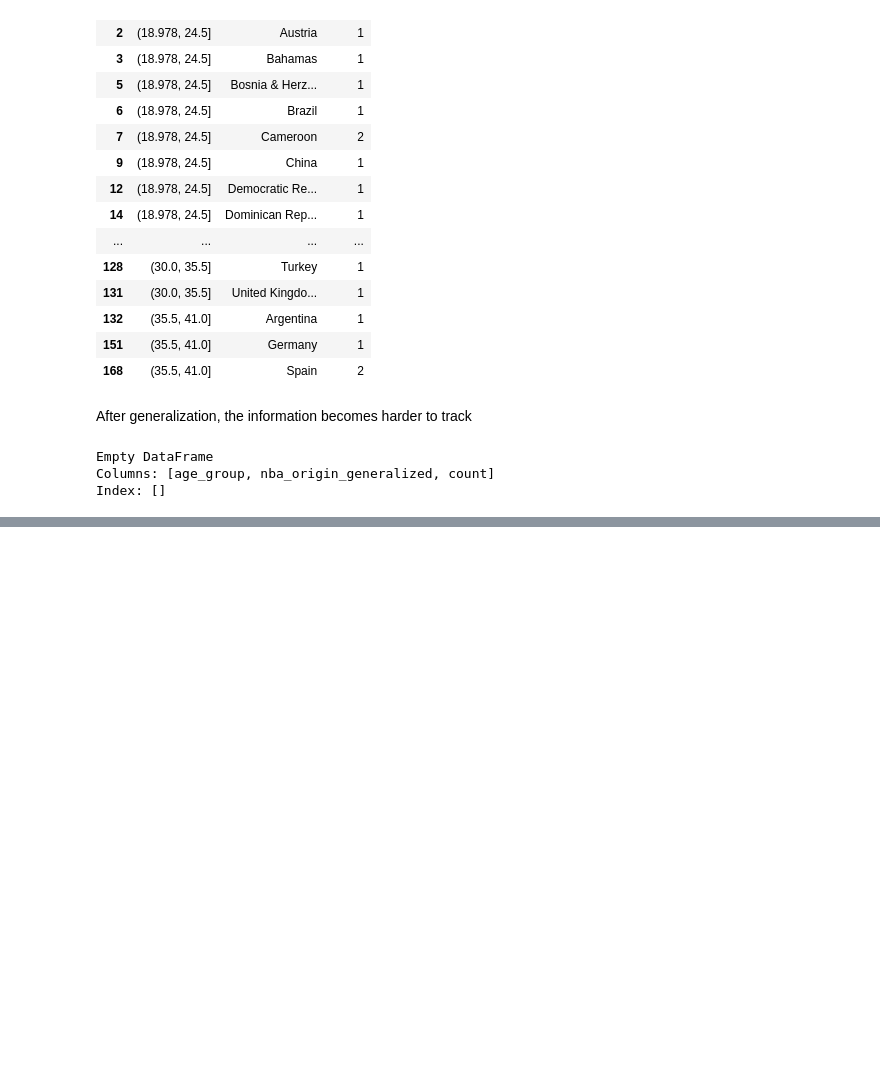
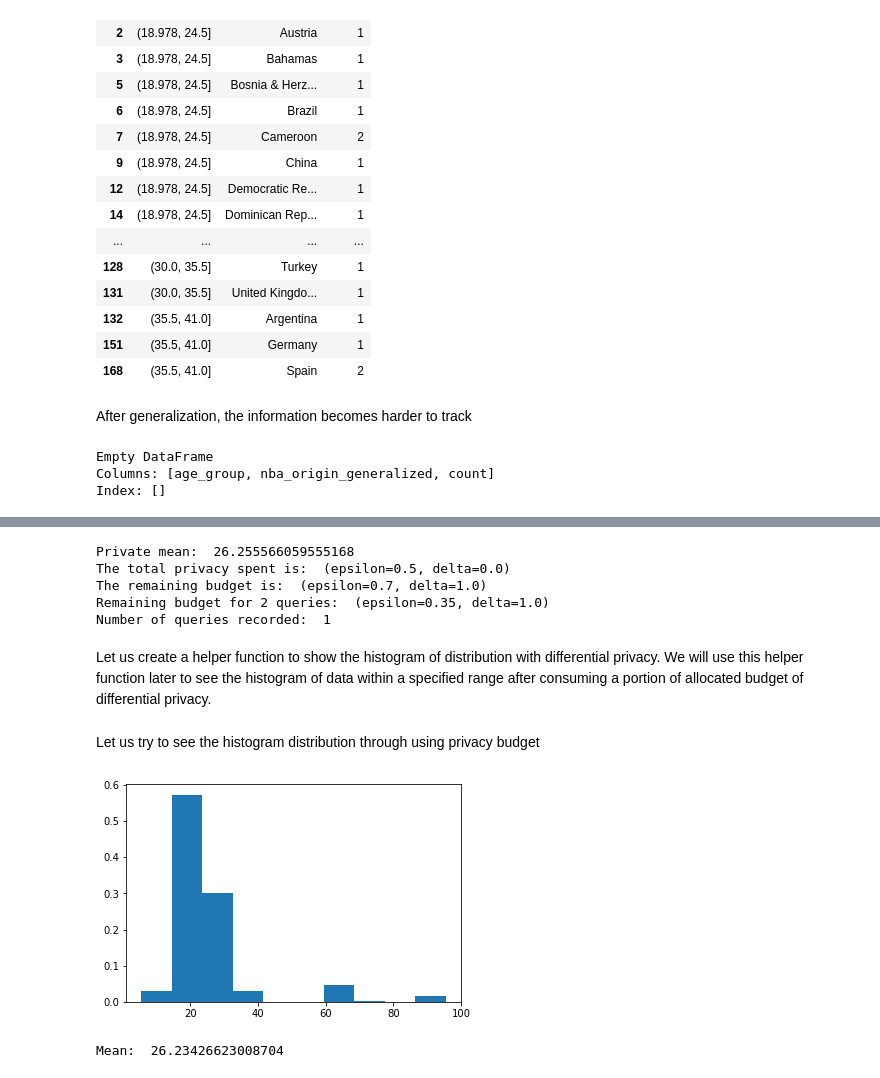
Before and after one commit to syednayeemridwan/data-science-projects, a Jupyter notebook: Data Anonymization and Release/data anonymization.ipynb, the cells around one changed output, grey strips where cells are left out. Drawn from its saved outputs; the diff is of its cells as text; code cells hidden in the pictures; blank space fills up the shorter version.

```diff
--- a/Data Anonymization and Release/data anonymization.ipynb
+++ b/Data Anonymization and Release/data anonymization.ipynb
@@ -409,0 +467,54 @@ Index: []
+# %%
+from diffprivlib import BudgetAccountant
+# Initialize budget accountant with epsilon of 1.2
+acc = BudgetAccountant(epsilon=1.2)
+
+# Calculate private mean of ages
+dp_mean = tools.mean(ages, epsilon=0.5, accountant=acc) # epsilon exceeding budget will throw an exception
+
+# Print the resulting private mean
+print("Private mean: ", dp_mean)
+
+# Obtain the total privacy spent
+print("The total privacy spent is: ", acc.total())
+
+# Obtain the remaining for 1 query
+print("The remaining budget is: ", acc.remaining())
+
+# Show privacy budget remaining for 2 queries
+print("Remaining budget for 2 queries: ", acc.remaining(2))
+print("Number of queries recorded: ", len(acc))
+# %% [output]
+Private mean:  26.255566059555168
+The total privacy spent is:  (epsilon=0.5, delta=0.0)
+The remaining budget is:  (epsilon=0.7, delta=1.0)
+Remaining budget for 2 queries:  (epsilon=0.35, delta=1.0)
+Number of queries recorded:  1
+# %% [markdown]
+Let us create a helper function to show the histogram of distribution with differential privacy. We will use this helper function later to see the histogram of data within a specified range after consuming a portion of allocated budget of differential privacy.
+# %%
+
+def show_histogram(dp_counts, dp_bins):
+
+    # Normalize counts to get proportions
+    dp_proportions = dp_counts/dp_counts.sum()
+
+    # Draw the histogram of proportions and see differences
+    plt.bar(dp_bins[:-1], dp_proportions, width=(dp_bins[1] - dp_bins[0]))
+    plt.show()
+# %% [markdown]
+Let us try to see the histogram distribution through using privacy budget
+# %%
+ages = nba["Age"]
+# Create the privacy Budget Accountant with epsilon of 1.5
+acc = BudgetAccountant(epsilon=1.5)
+
+# Use the Budget Accountant acc to draw a private histogram of ages with epsilon 0.1
+dp_hist, dp_bins = tools.histogram(ages, epsilon=0.1, range=[10,100], accountant=acc)
+show_histogram(dp_hist, dp_bins)
+
+# Get and show the private average of the age variable
+print("Mean: ", tools.mean(ages, epsilon=0.9, bounds=(10,100)) )
+# %% [output]
+[figure, added]
+Mean:  26.23426623008704
```
Also changed, not shown: parts of 16 cells of this notebook.
